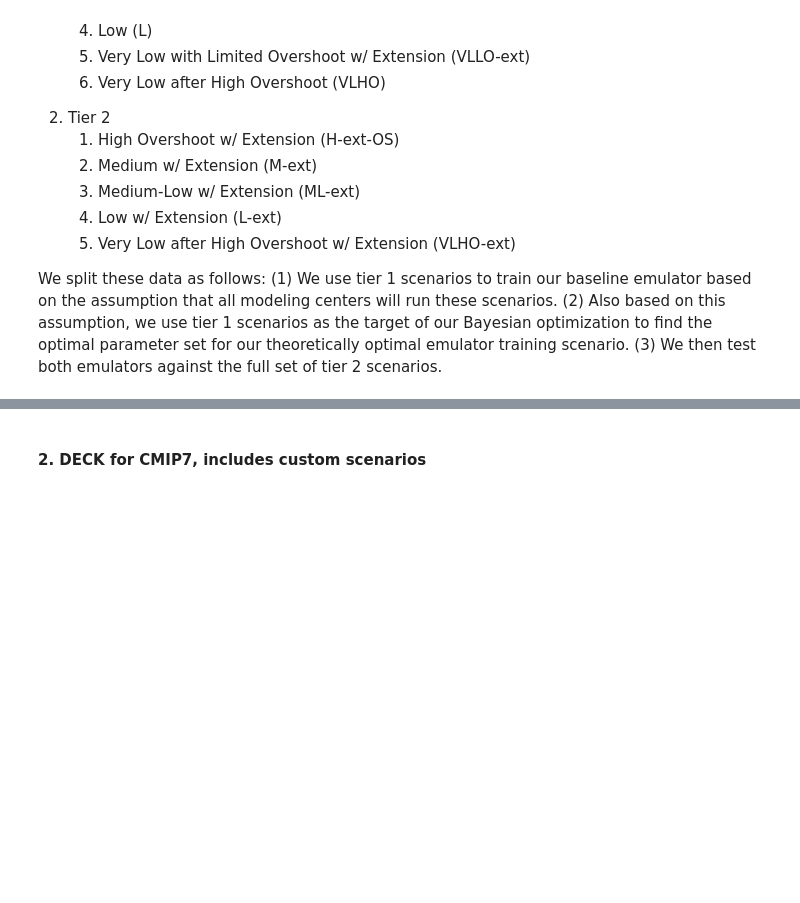
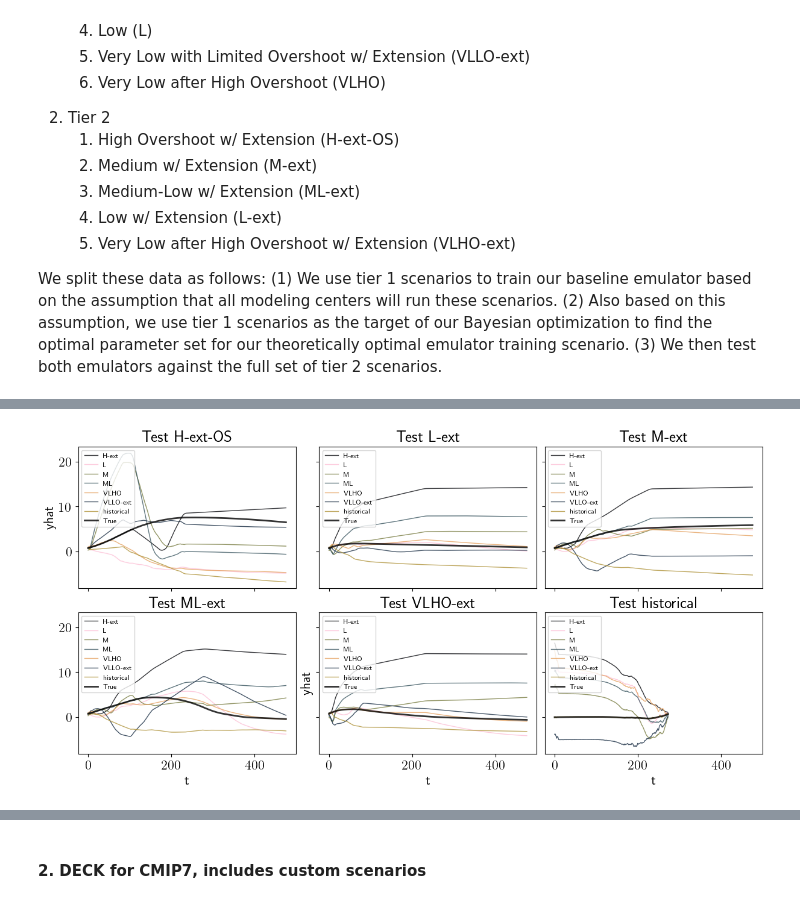
Before and after one commit to cbwomack/Emulator_Training_Data, a Jupyter notebook: generate_data.ipynb, the cells around one changed output, grey strips where cells are left out. Drawn from its saved outputs; the diff is of its cells as text; code cells hidden in the pictures; blank space fills up the shorter version.

```diff
--- a/generate_data.ipynb
+++ b/generate_data.ipynb
@@ -69,0 +82,14 @@ run_fair.plot_cmip7(emis_dict_tier2, agent, '2')
+# %%
+# Create MLP and evaluate on tier 2 experiments (training on individual scenarios)
+series_tier1, series_tier2 = [], []
+for scen in scenarios_tier1:
+  series_tier1.append((emis_dict_tier1[scen], delT_dict_tier1[scen]))
+for scen in scenarios_tier2:
+  series_tier2.append((emis_dict_tier2[scen], delT_dict_tier2[scen]))
+
+error_dict_single, yhat_dict_single = utils_MLP.evaluate_trainsets_vs_tests_with_history(scenarios_tier1, series_tier1, scenarios_tier2, series_tier2, agents, n_lags=10, random_state=0)
+# %%
+# Plot predictions (optional)
+utils_MLP.plot_yhats_grid(error_dict_single, yhat_dict_single, delT_dict_tier2)
+# %% [output]
+[figure, added]
```
Also changed, not shown: parts of 17 cells of this notebook, 4 other files.
